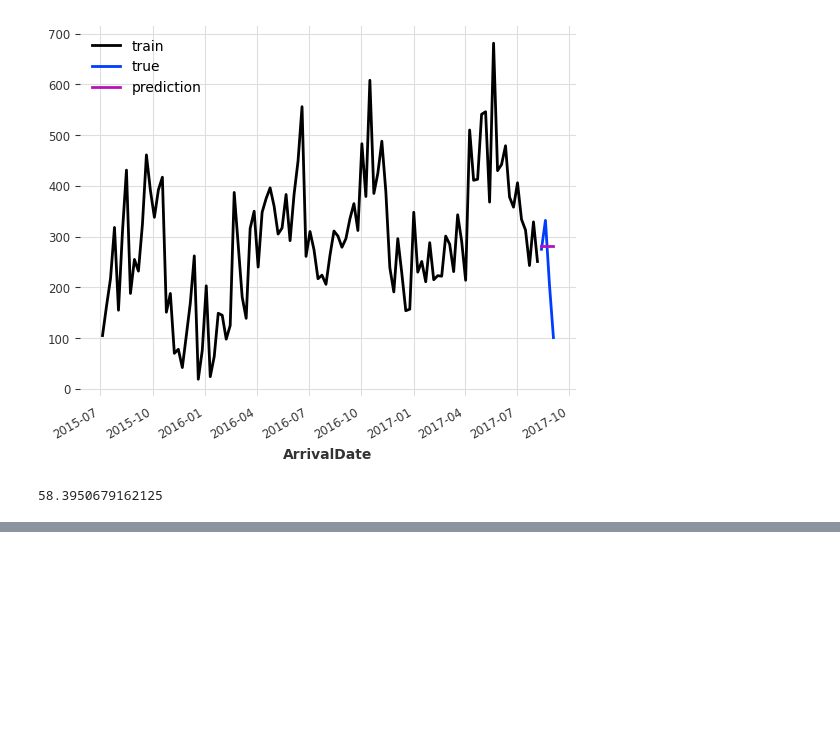
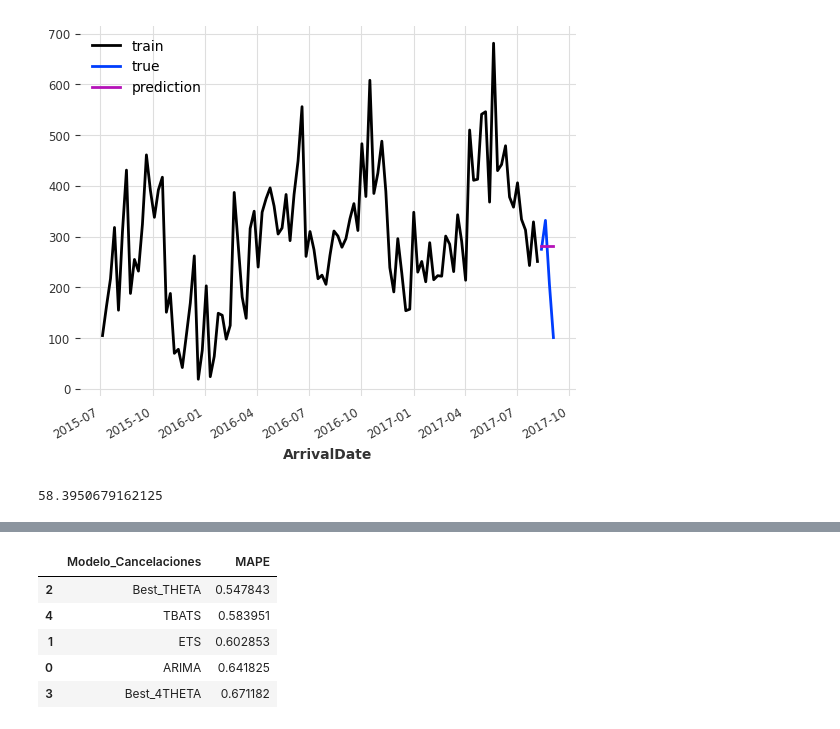
Before and after one commit to jgilaberts/Prueba-Github, a Jupyter notebook: Analisis Predictivo/Proyecto Final/Theta_4Theta_Javier_Gilabert.ipynb, the cells around one changed output, grey strips where cells are left out. Drawn from its saved outputs; the diff is of its cells as text; code cells hidden in the pictures; blank space fills up the shorter version.

```diff
--- a/Analisis Predictivo/Proyecto Final/Theta_4Theta_Javier_Gilabert.ipynb
+++ b/Analisis Predictivo/Proyecto Final/Theta_4Theta_Javier_Gilabert.ipynb
@@ -455,0 +462,6 @@ tbats_mape_c
+# %%
+best_theta_mape_c = best_theta_mape_c / 100
+# %%
+best4theta_mape_c = best4theta_mape_c /100
+# %%
+tbats_mape_c = tbats_mape_c /100
@@ -455,0 +487,15 @@ tbats_mape_c
+# %%
+mape_cancelaciones = pd.read_csv('mape_cancelaciones.csv')
+mape_cancelaciones = mape_cancelaciones.drop(columns='Unnamed: 0')
+nuevo_registro = pd.DataFrame({'Modelo_Cancelaciones': ['Best_THETA'], 'MAPE': [best_theta_mape_c]})
+nuevo_registro2 =  pd.DataFrame({'Modelo_Cancelaciones': ['Best_4THETA'], 'MAPE': [best4theta_mape_c]})
+nuevo_registro3 =  pd.DataFrame({'Modelo_Cancelaciones': ['TBATS'], 'MAPE': [tbats_mape_c]})
+mape_cancelaciones = pd.concat([mape_cancelaciones, nuevo_registro, nuevo_registro2, nuevo_registro3], ignore_index=True)
+mape_cancelaciones.sort_values('MAPE')
+# %% [output]
+|  | Modelo_Cancelaciones | MAPE |
+| 2 | Best_THETA | 0.547843 |
+| 4 | TBATS | 0.583951 |
+| 1 | ETS | 0.602853 |
+| 0 | ARIMA | 0.641825 |
+| 3 | Best_4THETA | 0.671182 |
```
Also changed, not shown: parts of 8 cells of this notebook.
